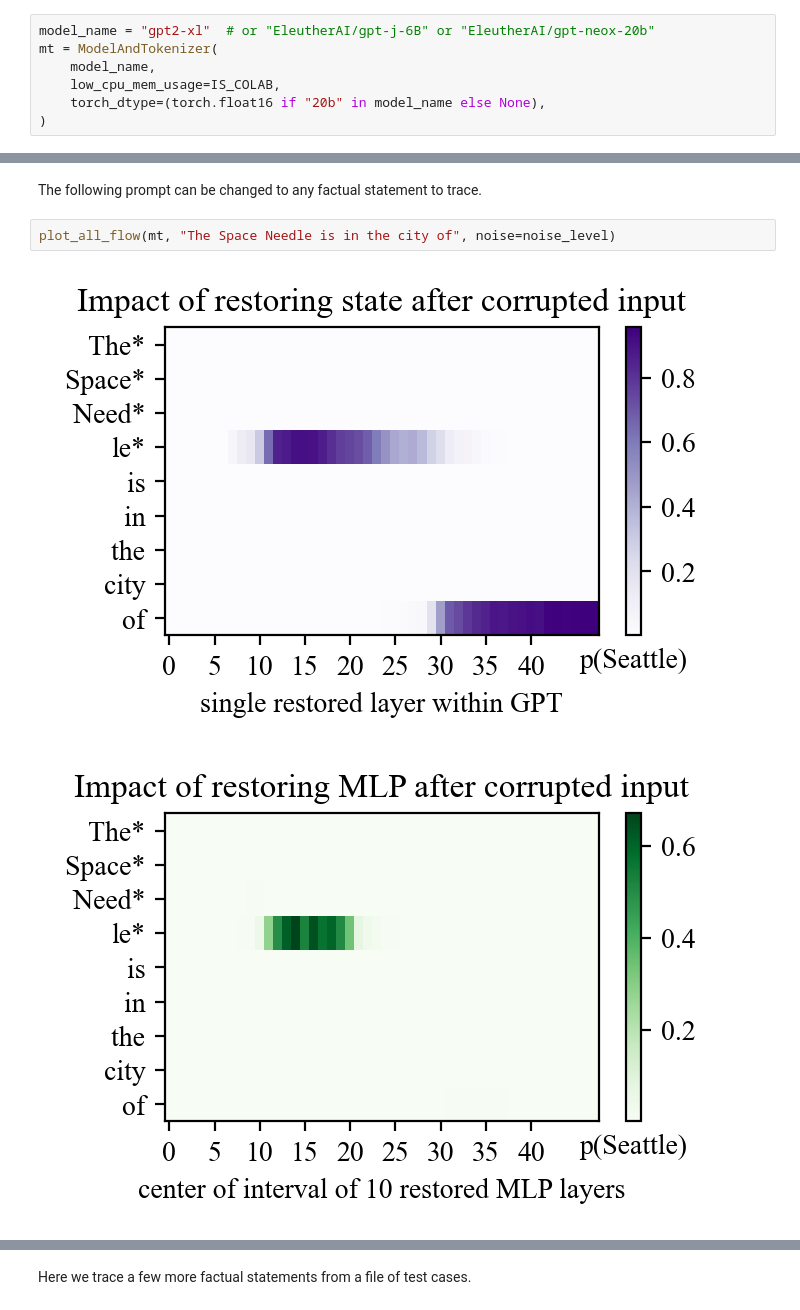
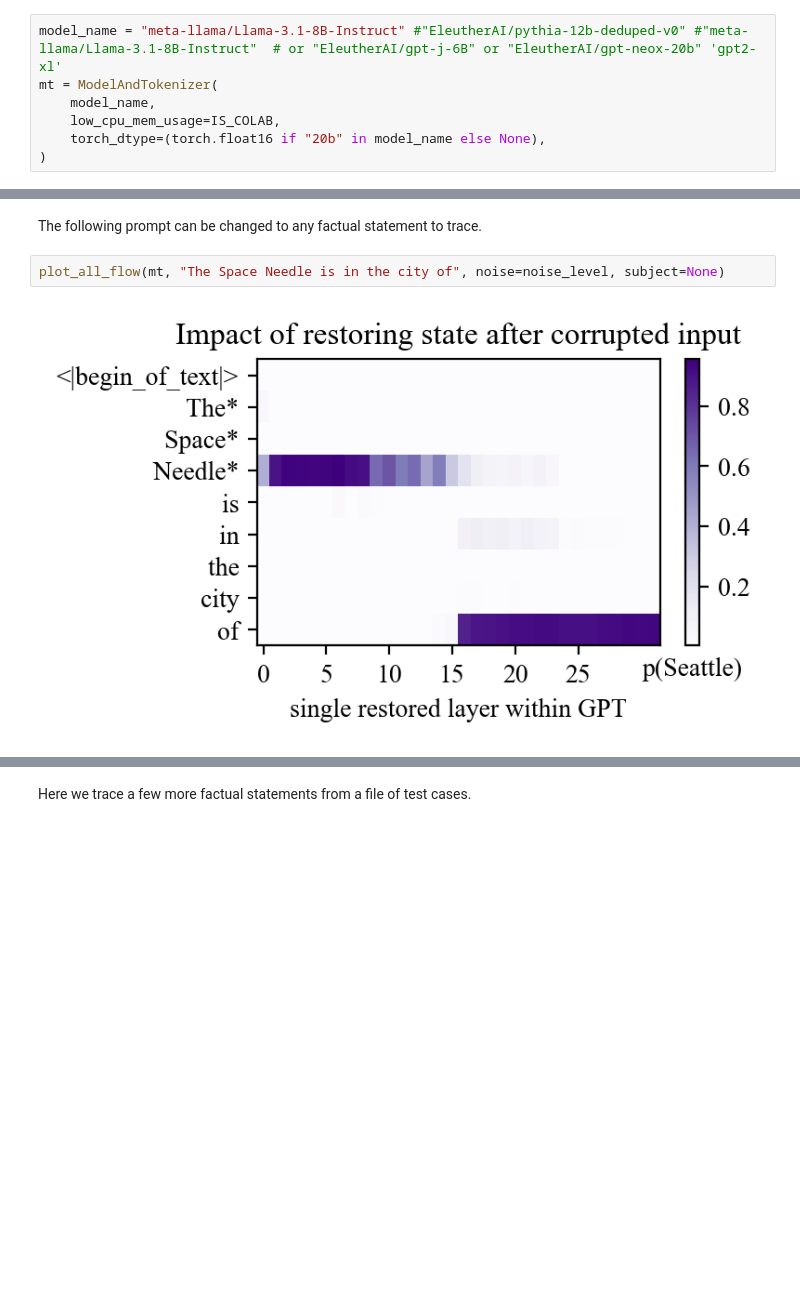
Before and after one commit to Neelectric/rome, a Jupyter notebook: notebooks/causal_trace.ipynb, the cells around one changed output, grey strips where cells are left out. Cells and saved outputs as stored; diff of their text form; blank space fills up the shorter version.

Commit message:
Successfully added support for Llama variants

```diff
--- a/notebooks/causal_trace.ipynb
+++ b/notebooks/causal_trace.ipynb
@@ -73,7 +73,7 @@ torch.set_grad_enabled(False)
 # %% [markdown]
 Now we load a model and tokenizer, and show that it can complete a couple factual statements correctly.
 # %%
-model_name = "gpt2-xl"  # or "EleutherAI/gpt-j-6B" or "EleutherAI/gpt-neox-20b"
+model_name = "meta-llama/Llama-3.1-8B-Instruct" #"EleutherAI/pythia-12b-deduped-v0" #"meta-llama/Llama-3.1-8B-Instruct"  # or "EleutherAI/gpt-j-6B" or "EleutherAI/gpt-neox-20b" 'gpt2-xl'
 mt = ModelAndTokenizer(
     model_name,
     low_cpu_mem_usage=IS_COLAB,
@@ -311,7 +311,6 @@ def plot_all_flow(mt, prompt, subject=None, noise=0.1, modelname=None):
 # %% [markdown]
 The following prompt can be changed to any factual statement to trace.
 # %%
-plot_all_flow(mt, "The Space Needle is in the city of", noise=noise_level)
+plot_all_flow(mt, "The Space Needle is in the city of", noise=noise_level, subject=None)
 # %% [output]
-[figure, old version]
+[figure, new version]
-[figure, removed]
```
Also changed, not shown: parts of 5 cells of this notebook, 1 other file.
